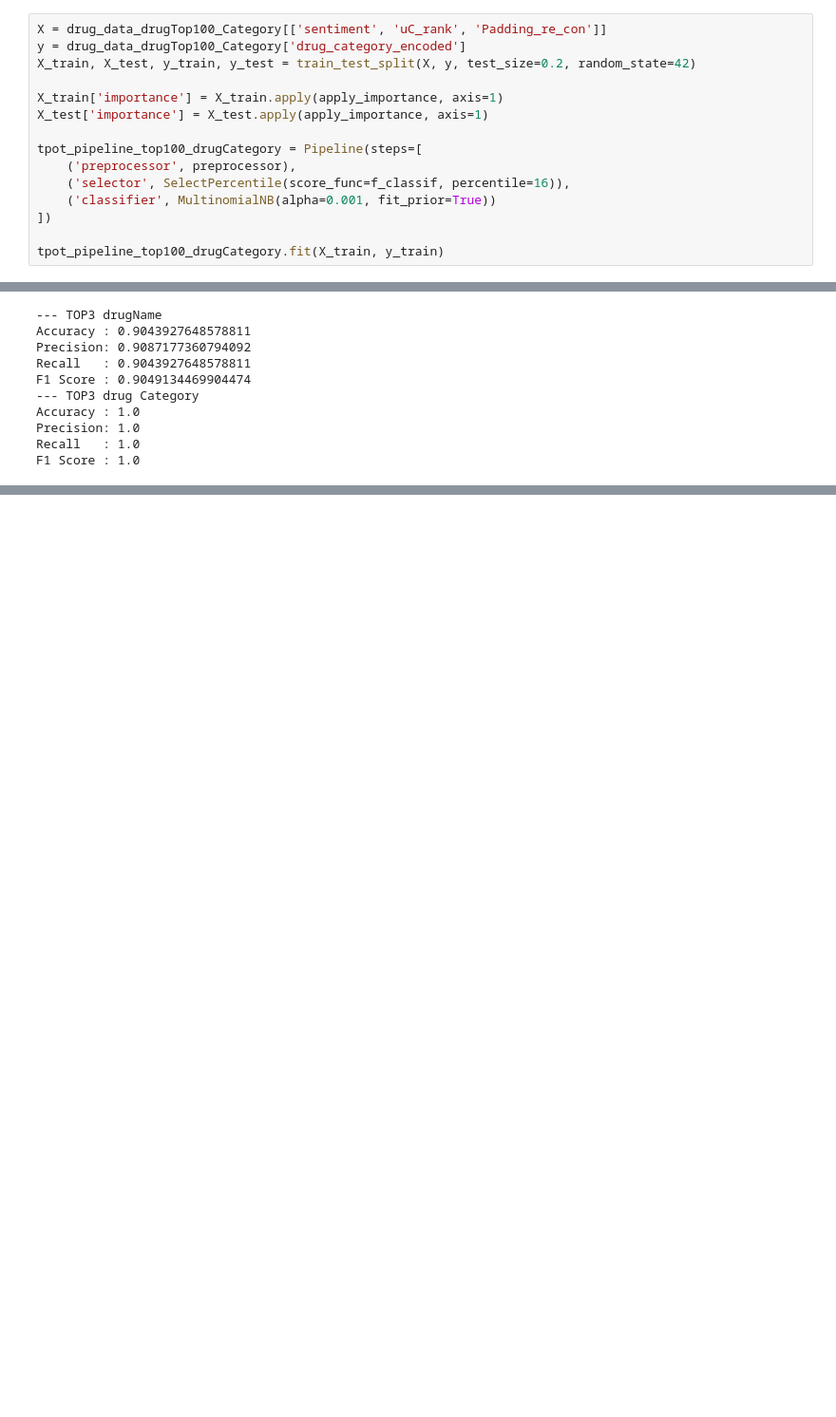
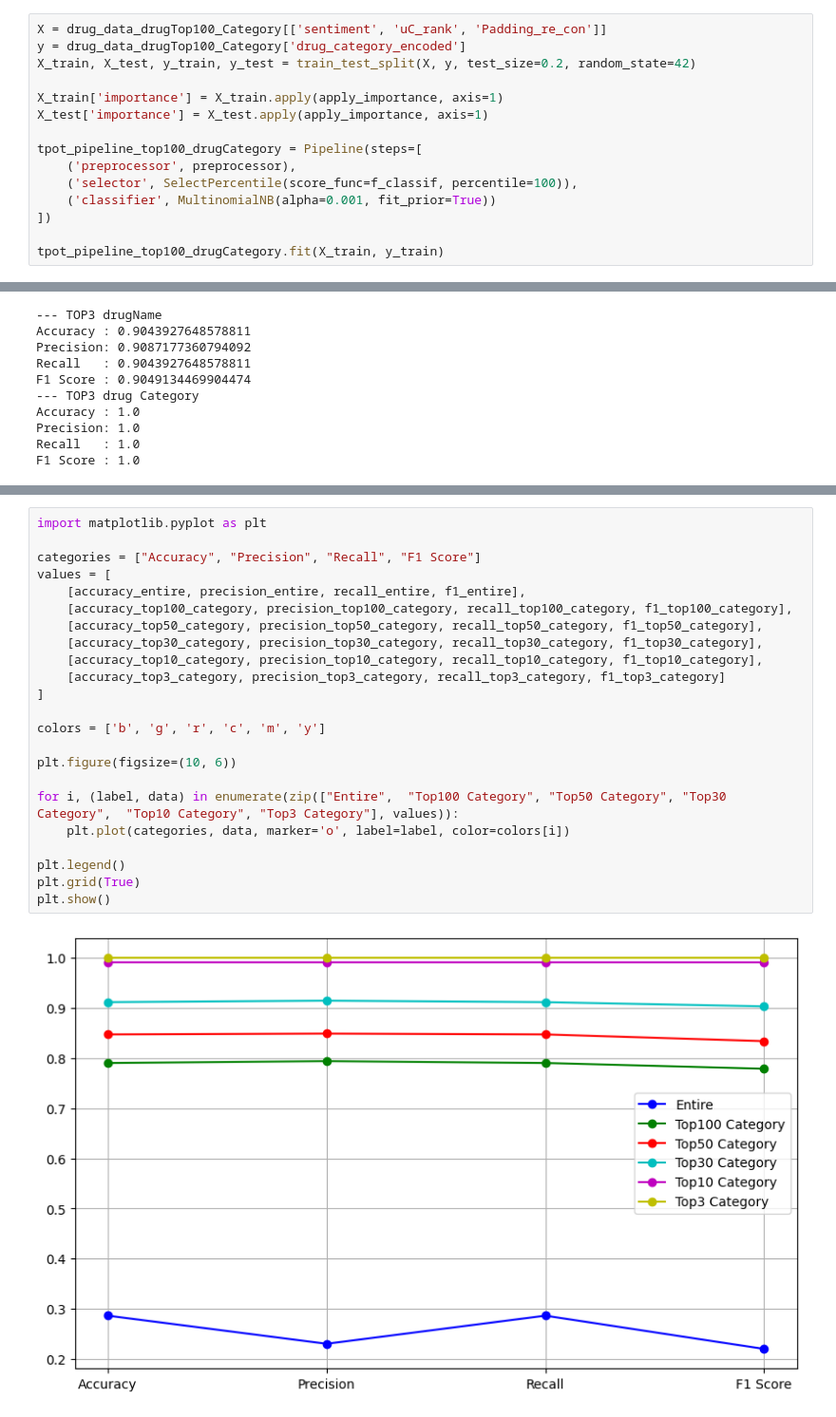
Before and after one commit to 2j0123/Drug-Review-Data-Predictions-Drug-Name, a Jupyter notebook: Drug_Data_result.ipynb, the cells around one changed output, grey strips where cells are left out. Shown: that part at 95% size. Cells and saved outputs as stored; diff of their text form; blank space fills up the shorter version.

Commit message:
feat : result graph

```diff
--- a/Drug_Data_result.ipynb
+++ b/Drug_Data_result.ipynb
@@ -722,7 +722,7 @@ X_test['importance'] = X_test.apply(apply_importance, axis=1)
 
 tpot_pipeline_top100_drugCategory = Pipeline(steps=[
     ('preprocessor', preprocessor),
-    ('selector', SelectPercentile(score_func=f_classif, percentile=16)),
+    ('selector', SelectPercentile(score_func=f_classif, percentile=100)),
     ('classifier', MultinomialNB(alpha=0.001, fit_prior=True))
 ])
 
@@ -1193,0 +1196,25 @@ F1 Score : 1.0
+# %%
+import matplotlib.pyplot as plt
+
+categories = ["Accuracy", "Precision", "Recall", "F1 Score"]
+values = [
+    [accuracy_entire, precision_entire, recall_entire, f1_entire],
+    [accuracy_top100_category, precision_top100_category, recall_top100_category, f1_top100_category],
+    [accuracy_top50_category, precision_top50_category, recall_top50_category, f1_top50_category],
+    [accuracy_top30_category, precision_top30_category, recall_top30_category, f1_top30_category],
+    [accuracy_top10_category, precision_top10_category, recall_top10_category, f1_top10_category],
+    [accuracy_top3_category, precision_top3_category, recall_top3_category, f1_top3_category]
+]
+
+colors = ['b', 'g', 'r', 'c', 'm', 'y']
+
+plt.figure(figsize=(10, 6))
+
+for i, (label, data) in enumerate(zip(["Entire",  "Top100 Category", "Top50 Category", "Top30 Category",  "Top10 Category", "Top3 Category"], values)):
+    plt.plot(categories, data, marker='o', label=label, color=colors[i])
+
+plt.legend()
+plt.grid(True)
+plt.show()
+# %% [output]
+[figure, added]
```
Also changed, not shown: parts of 4 cells of this notebook.
